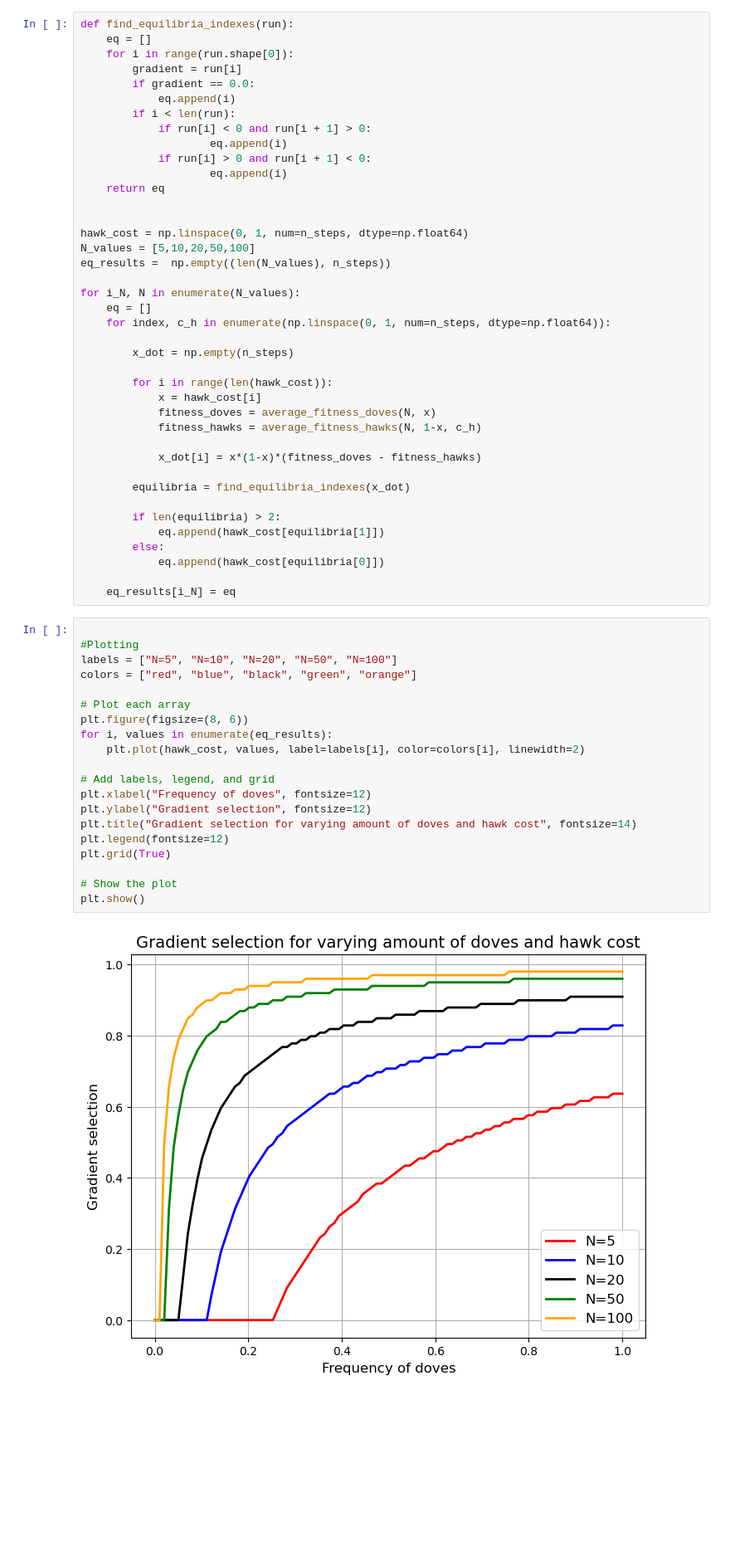
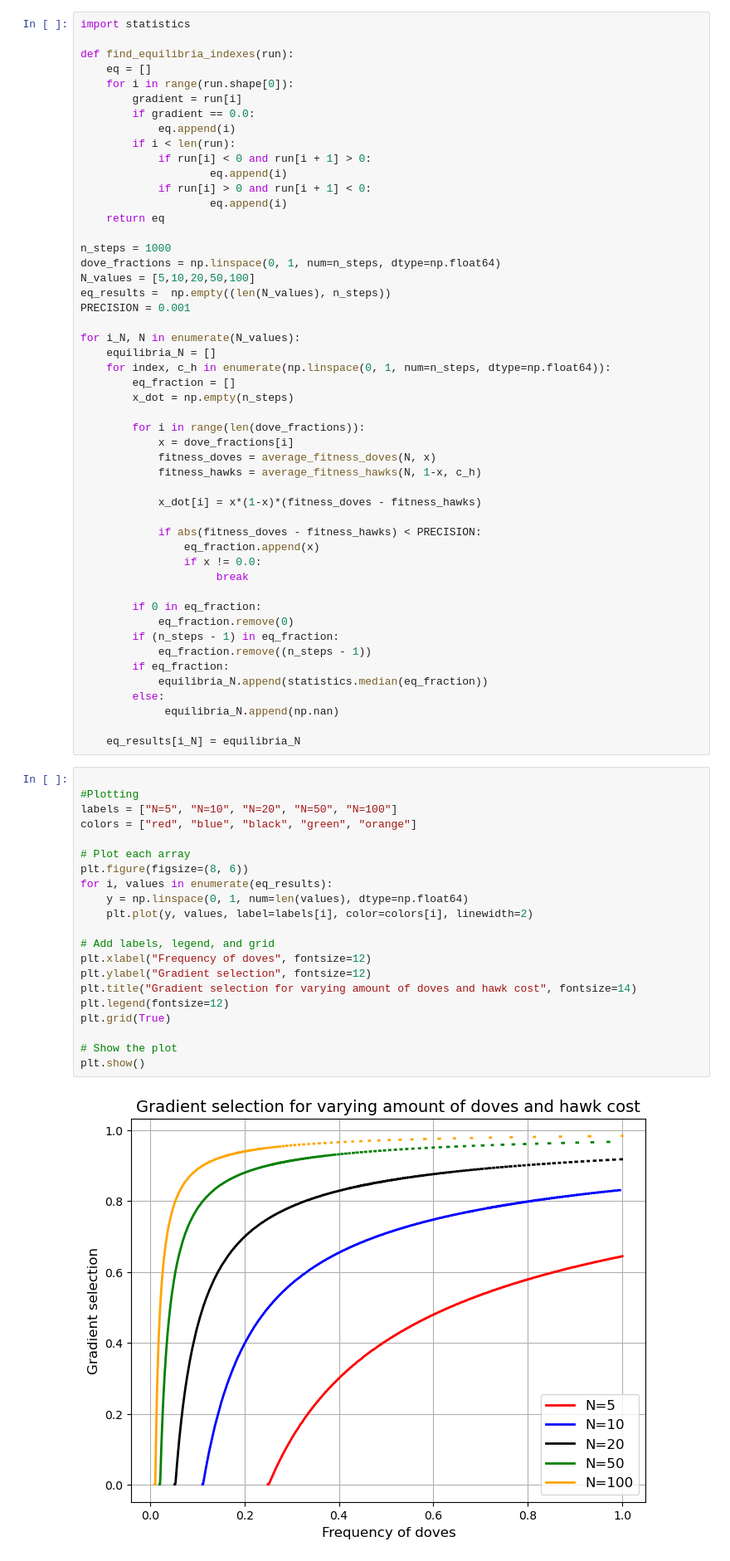
Before and after one commit to femkegeens/CGT, a Jupyter notebook: cgt_group_assignment.ipynb, the cells around one changed output. Shown: that part at 83% size. Saved outputs shown, nothing was run; the diff lists cells and outputs as text; blank space fills up the shorter version.

```diff
--- a/cgt_group_assignment.ipynb
+++ b/cgt_group_assignment.ipynb
@@ -117,6 +117,8 @@ plt.show()
 # %% [output]
 [figure]
 # %%
+import statistics
+
 def find_equilibria_indexes(run):
     eq = []
     for i in range(run.shape[0]):
@@ -130,54 +132,63 @@ def find_equilibria_indexes(run):
                     eq.append(i)
     return eq
 
-
-hawk_cost = np.linspace(0, 1, num=n_steps, dtype=np.float64)
+n_steps = 1000
+dove_fractions = np.linspace(0, 1, num=n_steps, dtype=np.float64)
 N_values = [5,10,20,50,100]
 eq_results =  np.empty((len(N_values), n_steps))
+PRECISION = 0.001
 
 for i_N, N in enumerate(N_values):
-    eq = []
+    equilibria_N = []
     for index, c_h in enumerate(np.linspace(0, 1, num=n_steps, dtype=np.float64)):
-
+        eq_fraction = []
         x_dot = np.empty(n_steps)
 
-        for i in range(len(hawk_cost)):
-            x = hawk_cost[i]
+        for i in range(len(dove_fractions)):
+            x = dove_fractions[i]
             fitness_doves = average_fitness_doves(N, x)
             fitness_hawks = average_fitness_hawks(N, 1-x, c_h)
 
             x_dot[i] = x*(1-x)*(fitness_doves - fitness_hawks)
 
-        equilibria = find_equilibria_indexes(x_dot)
+            if abs(fitness_doves - fitness_hawks) < PRECISION:
+                eq_fraction.append(x)
+                if x != 0.0:
+                     break
 
-        if len(equilibria) > 2:
-            eq.append(hawk_cost[equilibria[1]])
+        if 0 in eq_fraction:
+            eq_fraction.remove(0)
+        if (n_steps - 1) in eq_fraction:
+            eq_fraction.remove((n_steps - 1))
+        if eq_fraction:
+            equilibria_N.append(statistics.median(eq_fraction))
         else:
-            eq.append(hawk_cost[equilibria[0]])
+             equilibria_N.append(np.nan)
 
-    eq_results[i_N] = eq
+    eq_results[i_N] = equilibria_N
 # %%
 
 #Plotting
 labels = ["N=5", "N=10", "N=20", "N=50", "N=100"]
 colors = ["red", "blue", "black", "green", "orange"]
 
 # Plot each array
 plt.figure(figsize=(8, 6))
 for i, values in enumerate(eq_results):
-    plt.plot(hawk_cost, values, label=labels[i], color=colors[i], linewidth=2)
+    y = np.linspace(0, 1, num=len(values), dtype=np.float64)
+    plt.plot(y, values, label=labels[i], color=colors[i], linewidth=2)
 
 # Add labels, legend, and grid
 plt.xlabel("Frequency of doves", fontsize=12)
 plt.ylabel("Gradient selection", fontsize=12)
 plt.title("Gradient selection for varying amount of doves and hawk cost", fontsize=14)
 plt.legend(fontsize=12)
 plt.grid(True)
 
 # Show the plot
 plt.show()
 # %% [output]
-[figure, old version]
+[figure, new version]
 # %%
 # Parameters
 R = 1
```
Also changed, not shown: parts of 5 cells of this notebook.
